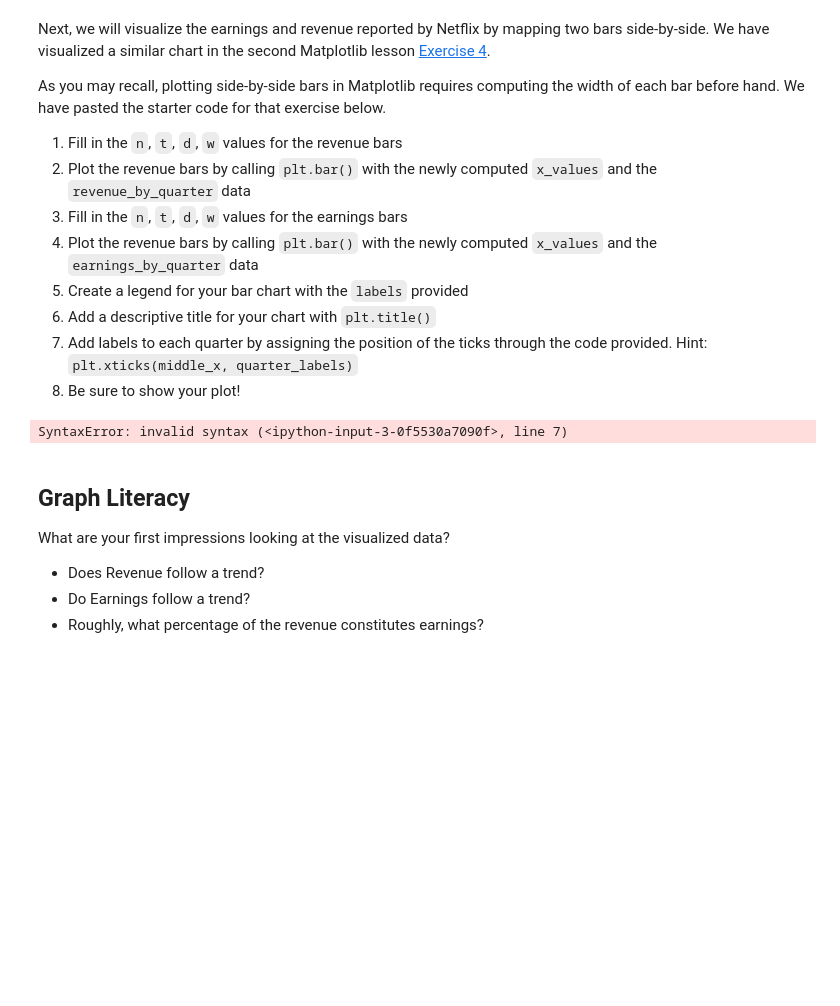
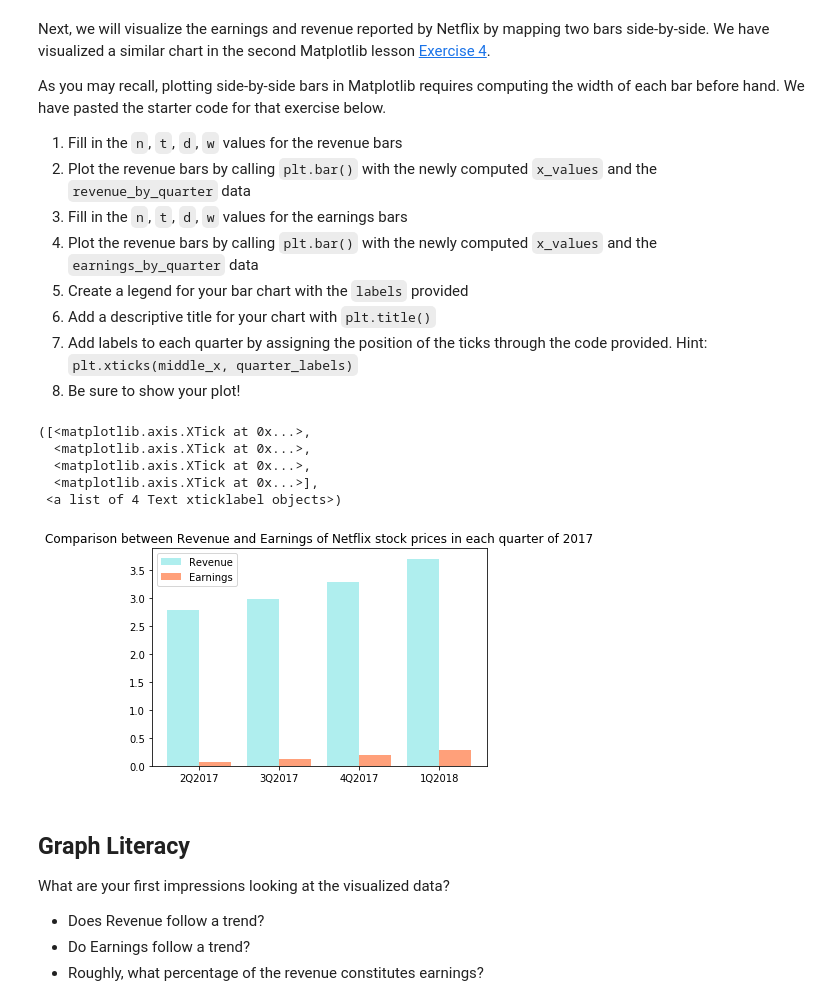
Before and after one commit to zongpoljkk/netflix_visualizations, a Jupyter notebook: netflix_visualizations.ipynb, the cells around one changed output. Drawn from its saved outputs; the diff is of its cells as text; code cells hidden in the pictures; blank space fills up the shorter version.

```diff
--- a/netflix_visualizations.ipynb
+++ b/netflix_visualizations.ipynb
@@ -148,35 +278,44 @@ As you may recall, plotting side-by-side bars in Matplotlib requires computing t
 # %%
 # The metrics below are in billions of dollars
 revenue_by_quarter = [2.79, 2.98,3.29,3.7]
 earnings_by_quarter = [.0656,.12959,.18552,.29012]
 quarter_labels = ["2Q2017","3Q2017","4Q2017", "1Q2018"]
 
 # Revenue
-n = ?  # This is our first dataset (out of 2)
-t = ? # Number of dataset
-d = ? # Number of sets of bars
-w = ? # Width of each bar
+n = 1  # This is our first dataset (out of 2)
+t = 2 # Number of dataset
+d = len(revenue_by_quarter) # Number of sets of bars
+w = 0.8 # Width of each bar
 bars1_x = [t*element + w*n for element
              in range(d)]
-
+plt.bar(bars1_x, revenue_by_quarter, color='paleturquoise')
 
 
 # Earnings
-n = ?  # This is our second dataset (out of 2)
-t = ? # Number of dataset
-d = ? # Number of sets of bars
-w = ? # Width of each bar
+n = 2  # This is our second dataset (out of 2)
+t = 2 # Number of dataset
+d = len(earnings_by_quarter) # Number of sets of bars
+w = 0.8 # Width of each bar
 bars2_x = [t*element + w*n for element
              in range(d)]
-
+plt.bar(bars2_x, earnings_by_quarter, color='lightsalmon')
 
 
 
 
 middle_x = [ (a + b) / 2.0 for a, b in zip(bars1_x, bars2_x)]
 labels = ["Revenue", "Earnings"]
+
+plt.legend(labels)
+plt.title('Comparison between Revenue and Earnings of Netflix stock prices in each quarter of 2017')
+plt.xticks(middle_x, quarter_labels)
 # %% [output]
-SyntaxError: invalid syntax (<ipython-input-3-0f5530a7090f>, line 7)
+([<matplotlib.axis.XTick at 0x...>,
+  <matplotlib.axis.XTick at 0x...>,
+  <matplotlib.axis.XTick at 0x...>,
+  <matplotlib.axis.XTick at 0x...>],
+ <a list of 4 Text xticklabel objects>)
+[figure, added]
 # %% [markdown]
 ## Graph Literacy
 What are your first impressions looking at the visualized data?
```
Also changed, not shown: parts of 13 cells of this notebook.
